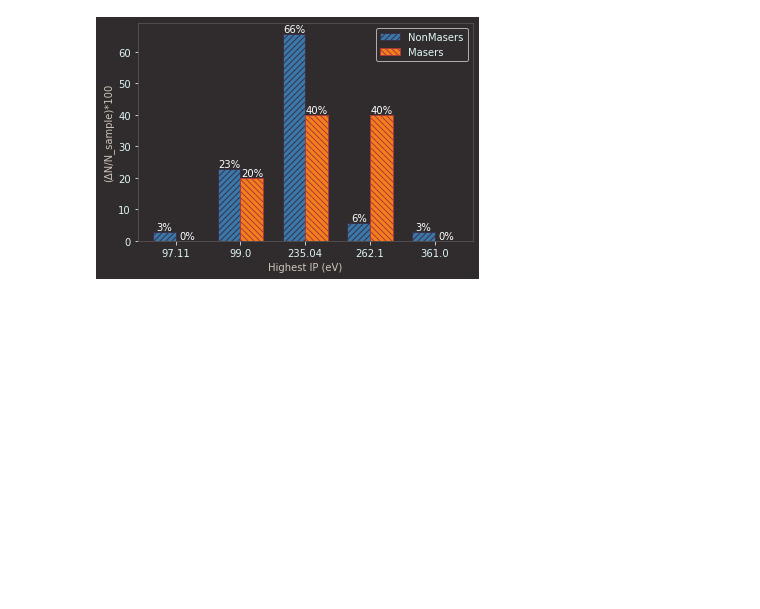
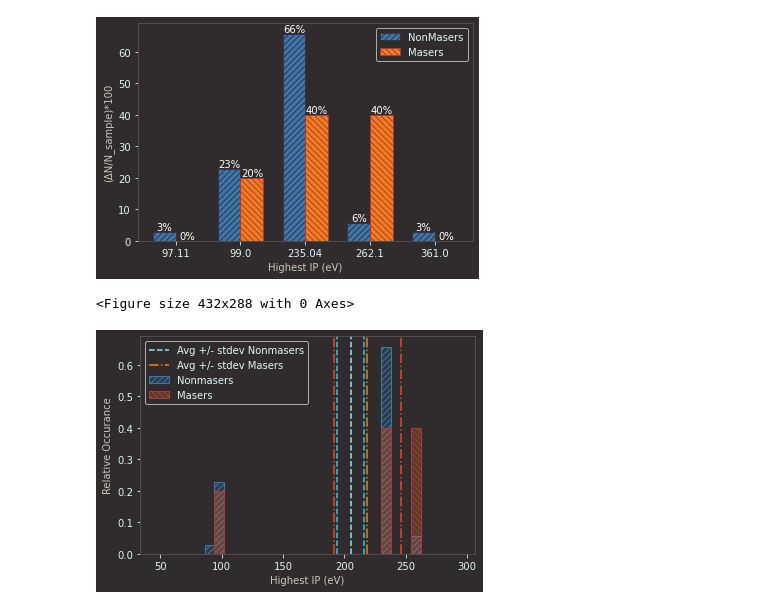
Before and after one commit to MaserResearchConstax23/pyscripts, a Jupyter notebook: IP_and_crit_density_histograms.ipynb, the cells around one changed output. Drawn from its saved outputs; the diff is of its cells as text; code cells hidden in the pictures; blank space fills up the shorter version.

```diff
--- a/IP_and_crit_density_histograms.ipynb
+++ b/IP_and_crit_density_histograms.ipynb
@@ -158,3 +158,70 @@ percentage of each highest coronal line ionization energy in the dataset for non
 Highest maser IPs:  [262.1, 99.0, 235.04, 262.1, 235.04]
 Highest Nonmaser IPs:  [361.0, 99.0, 97.11, 235.04, 99.0, 235.04, 235.04, 99.0, 99.0, 235.04, 235.04, 235.04, 235.04, 99.0, 235.04, 235.04, 99.0, 235.04, 235.04, 262.1, 235.04, 99.0, 235.04, 235.04, 2 ...
 [figure]
+# %%
+import matplotlib.pyplot as plt
+import numpy as np
+
+# Sample data
+data1 = highest_N_IPs
+data2 = highest_M_IPs
+
+average1 = np.mean(data1)
+average2 = np.mean(data2)
+
+
+# Calculate the standard deviation of the mean
+std_dev1 = np.std(data1) / np.sqrt(len(data1))
+std_dev2 = np.std(data2) / np.sqrt(len(data2))
+
+
+def set_up_style(plt):
+    fig = plt.figure()
+    fig.patch.set_facecolor('#302c2e')  # Set background color to blackish
+
+    ax = fig.add_subplot(111)
+    ax.set_facecolor('#302c2e')  # Set background color to blackish
+    for pos in ['bottom','top','left','right']:
+        ax.spines[pos].set_color('#5a5353')
+    ax.tick_params(axis='x', colors='#dff6f5')  # Set x-axis tick color to whiteish
+    ax.tick_params(axis='y', colors='#dff6f5')  # Set y-axis tick color to whiteish
+    ax.set_xlabel("Highest IP (eV)", color='#cfc6b8')
+    ax.set_ylabel("Relative Occurance", color='#cfc6b8')
+
+# set_up_style(plt)
+
+# Create histogram without bin width affecting height
+counts1, bins1, _ = plt.hist(data1, bins=[x for x in range(50,300,round((300-50)/30))], density=False, edgecolor = '#3978a8', color='#3978a833', label='Nonmasers', hatch='////')
+counts2, bins2, _ = plt.hist(data2, bins=[x for x in range(50,300,round((300-50)/30))], density=False, edgecolor = '#a93b3b', color='#f47e1b33', label='Masers', hatch='\\\\\\\\')
+
+# Normalize the histogram
+normalized_counts1 = counts1 / len(data1)
+normalized_counts2 = counts2 / len(data2)
+
+# # Create the normalized histogram
+plt.clf()
+
+set_up_style(plt)
+
+
+plt.bar(bins1[:-1], normalized_counts1, width=np.diff(bins1), edgecolor = '#3978a8', color='#3978a833', label='Nonmasers', hatch='////')
+plt.bar(bins2[:-1], normalized_counts2, width=np.diff(bins2), edgecolor = '#a93b3b', color='#f47e1b33', label='Masers', hatch='\\\\\\\\')
+
+# plt.xscale('log')
+# Plot average as a vertical line
+plt.axvline(x=average1, color='#8aebf1', linestyle='--', label='Avg +/- stdev Nonmasers')
+plt.axvline(x=average1-std_dev1, color='#28ccdf', linestyle='--')
+plt.axvline(x=average1+std_dev1, color='#28ccdf', linestyle='--')
+plt.axvline(x=average2, color='#f47e1b', linestyle='-.', label='Avg +/- stdev Masers')
+plt.axvline(x=average2-std_dev2, color='#e6482e', linestyle='-.')
+plt.axvline(x=average2+std_dev2, color='#e6482e', linestyle='-.')
+
+legend = plt.legend()
+legend.get_frame().set_facecolor('#302c2e')  # Set legend background color to blackish
+for text in legend.get_texts():
+    text.set_color('#dff6f5')  # Set legend text color to whiteish
+
+plt.show()
+# %% [output]
+<Figure size 432x288 with 0 Axes>
+[figure, added]
```
Also changed, not shown: parts of 4 cells of this notebook.
